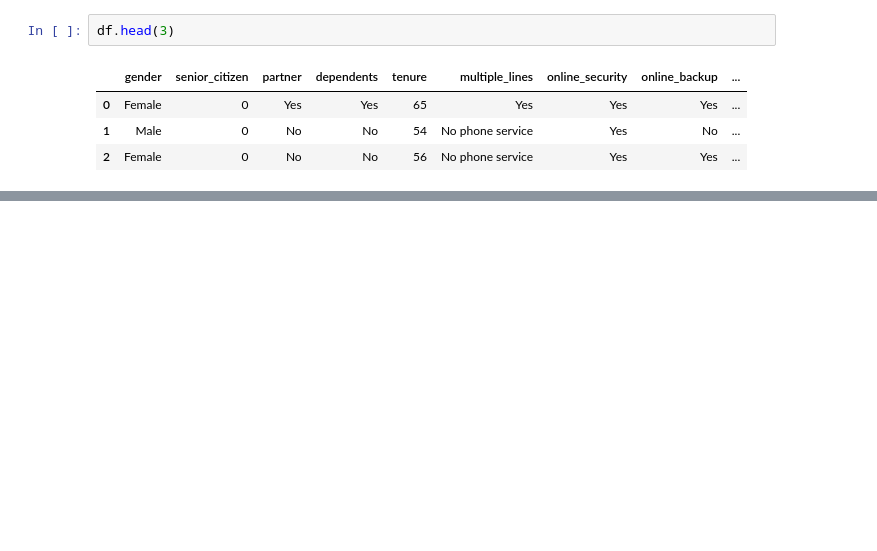
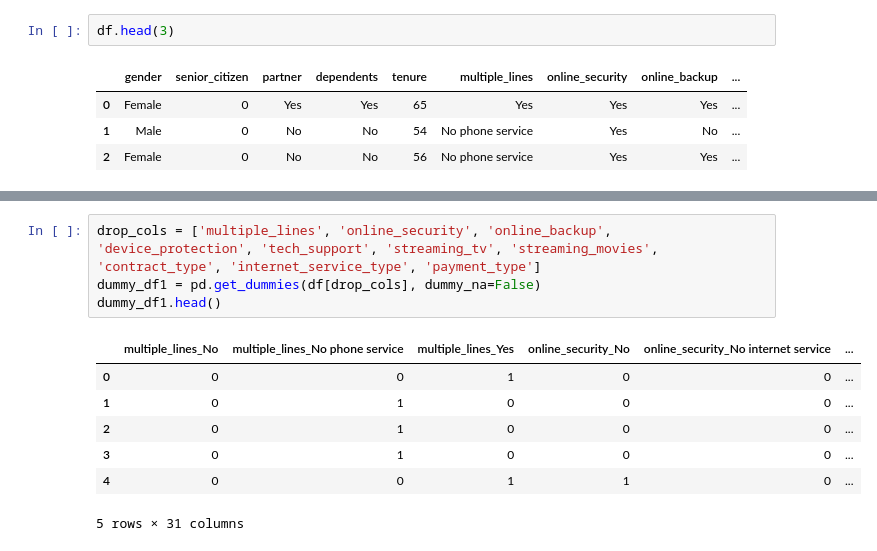
Before and after one commit to Brooke-Holyoak/telco_classification_project, a Jupyter notebook: Telco_scratchpad.ipynb, the cells around one changed output, grey strips where cells are left out. Cells and saved outputs as stored; diff of their text form; blank space fills up the shorter version.

```diff
--- a/Telco_scratchpad.ipynb
+++ b/Telco_scratchpad.ipynb
@@ -344,0 +358,12 @@ df.head(3)
+# %%
+drop_cols = ['multiple_lines', 'online_security', 'online_backup', 'device_protection', 'tech_support', 'streaming_tv', 'streaming_movies', 'contract_type', 'internet_service_type', 'payment_type']
+dummy_df1 = pd.get_dummies(df[drop_cols], dummy_na=False)
+dummy_df1.head()
+# %% [output]
+|  | multiple_lines_No | multiple_lines_No phone service | multiple_lines_Yes | online_security_No | online_security_No internet service | ... |
+| 0 | 0 | 0 | 1 | 0 | 0 | ... |
+| 1 | 0 | 1 | 0 | 0 | 0 | ... |
+| 2 | 0 | 1 | 0 | 0 | 0 | ... |
+| 3 | 0 | 1 | 0 | 0 | 0 | ... |
+| 4 | 0 | 0 | 1 | 1 | 0 | ... |
+5 rows × 31 columns
```
Also changed, not shown: parts of 11 cells of this notebook, 2 other files.
